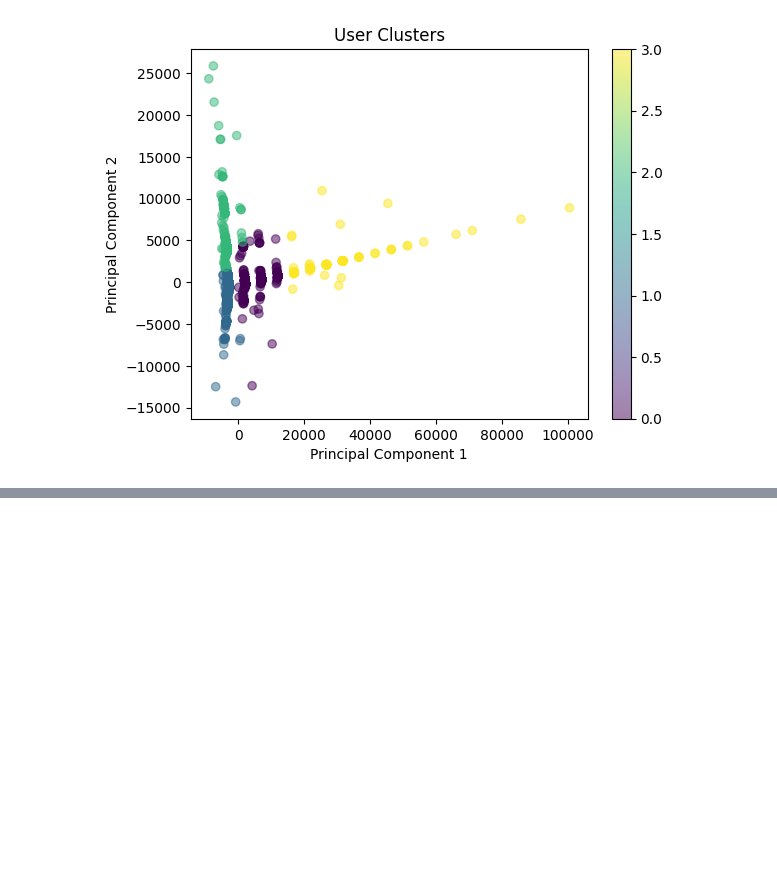
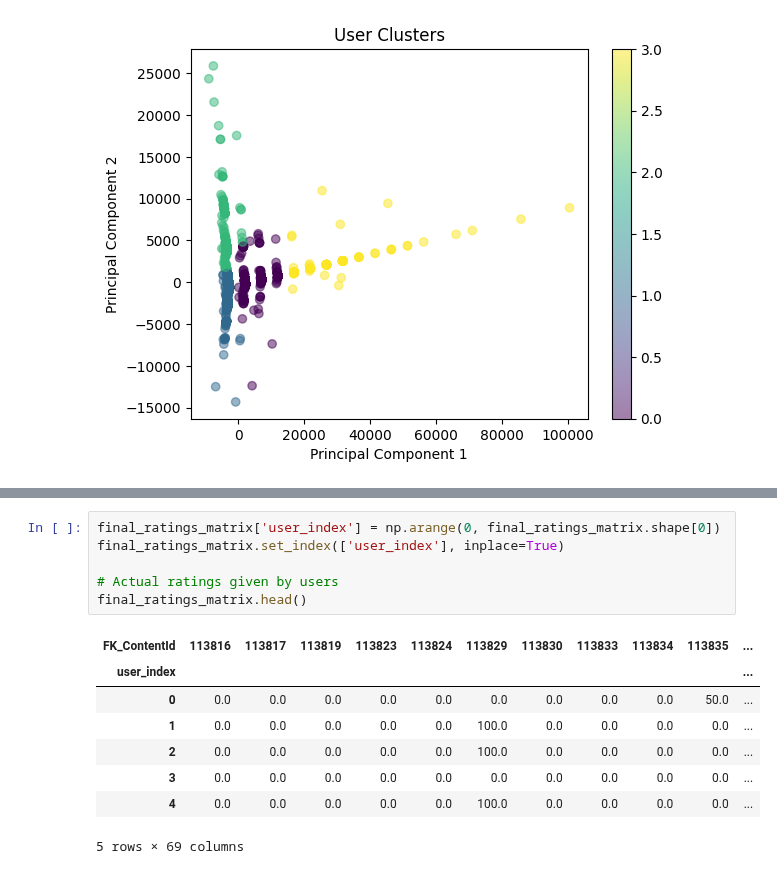
Before and after one commit to DboukAli98/KFHXRelatedAi, a Jupyter notebook: NoteBooks/Model Generation/Clustering.ipynb, the cells around one changed output, grey strips where cells are left out. Drawn from its saved outputs; the diff is of its cells as text; blank space fills up the shorter version.

```diff
--- a/NoteBooks/Model Generation/Clustering.ipynb
+++ b/NoteBooks/Model Generation/Clustering.ipynb
@@ -143,0 +235,15 @@ plt.show()
+# %%
+final_ratings_matrix['user_index'] = np.arange(0, final_ratings_matrix.shape[0])
+final_ratings_matrix.set_index(['user_index'], inplace=True)
+
+# Actual ratings given by users
+final_ratings_matrix.head()
+# %% [output]
+| FK_ContentId | 113816 | 113817 | 113819 | 113823 | 113824 | 113829 | 113830 | 113833 | 113834 | 113835 | ... |
+| user_index |  |  |  |  |  |  |  |  |  |  | ... |
+| 0 | 0.0 | 0.0 | 0.0 | 0.0 | 0.0 | 0.0 | 0.0 | 0.0 | 0.0 | 50.0 | ... |
+| 1 | 0.0 | 0.0 | 0.0 | 0.0 | 0.0 | 100.0 | 0.0 | 0.0 | 0.0 | 0.0 | ... |
+| 2 | 0.0 | 0.0 | 0.0 | 0.0 | 0.0 | 100.0 | 0.0 | 0.0 | 0.0 | 0.0 | ... |
+| 3 | 0.0 | 0.0 | 0.0 | 0.0 | 0.0 | 0.0 | 0.0 | 0.0 | 0.0 | 0.0 | ... |
+| 4 | 0.0 | 0.0 | 0.0 | 0.0 | 0.0 | 100.0 | 0.0 | 0.0 | 0.0 | 0.0 | ... |
+5 rows × 69 columns
```
Also changed, not shown: parts of 13 cells of this notebook, 1 other file.
